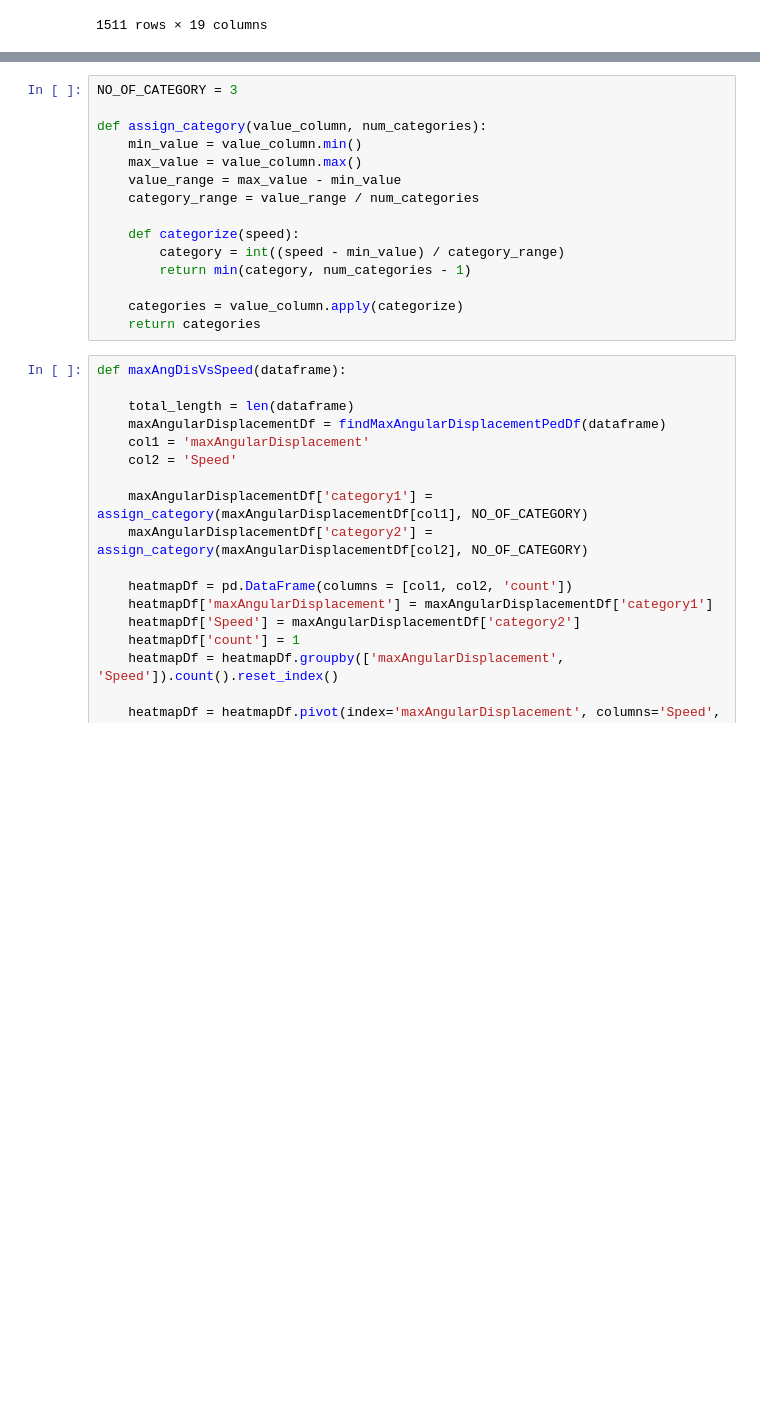
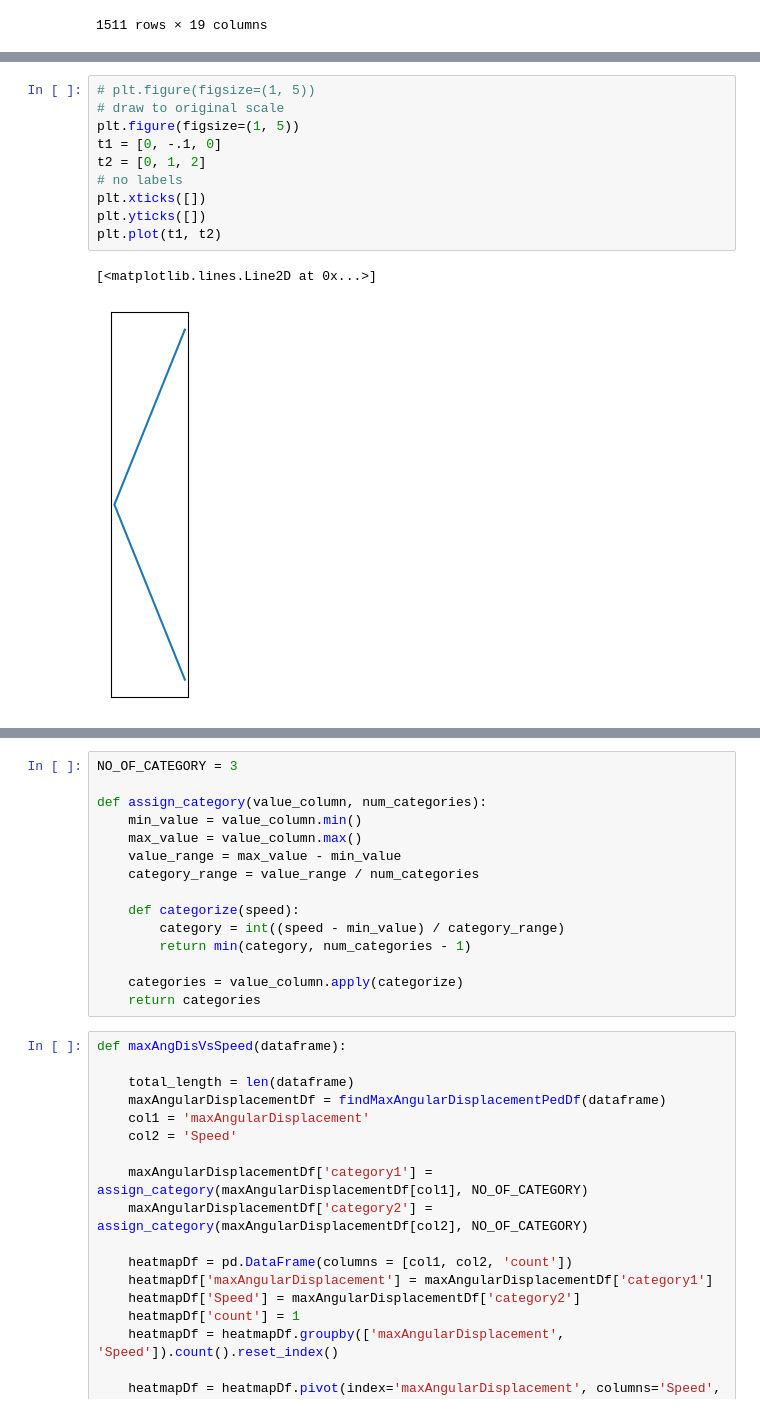
Before and after one commit to BUET-AV/behavior-hypotheses, a Jupyter notebook: src/notebooks/max-heading-diff.ipynb, the cells around one changed output, grey strips where cells are left out. Cells and saved outputs as stored; diff of their text form; blank space fills up the shorter version.

```diff
--- a/src/notebooks/max-heading-diff.ipynb
+++ b/src/notebooks/max-heading-diff.ipynb
@@ -226,0 +330,13 @@ plt.scatter(angularStartingDf["speed"], angularStartingDf["relativeAngularDispla
+# %%
+# plt.figure(figsize=(1, 5))
+# draw to original scale
+plt.figure(figsize=(1, 5))
+t1 = [0, -.1, 0]
+t2 = [0, 1, 2]
+# no labels
+plt.xticks([])
+plt.yticks([])
+plt.plot(t1, t2)
+# %% [output]
+[<matplotlib.lines.Line2D at 0x...>]
+[figure, added]
```
Also changed, not shown: parts of 21 cells of this notebook, 2 other files.
